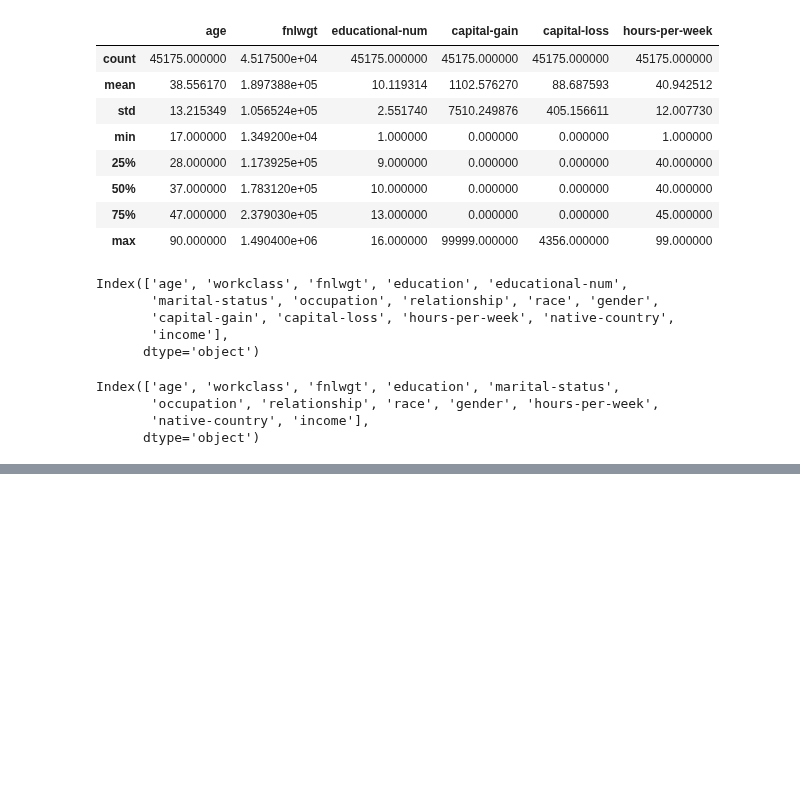
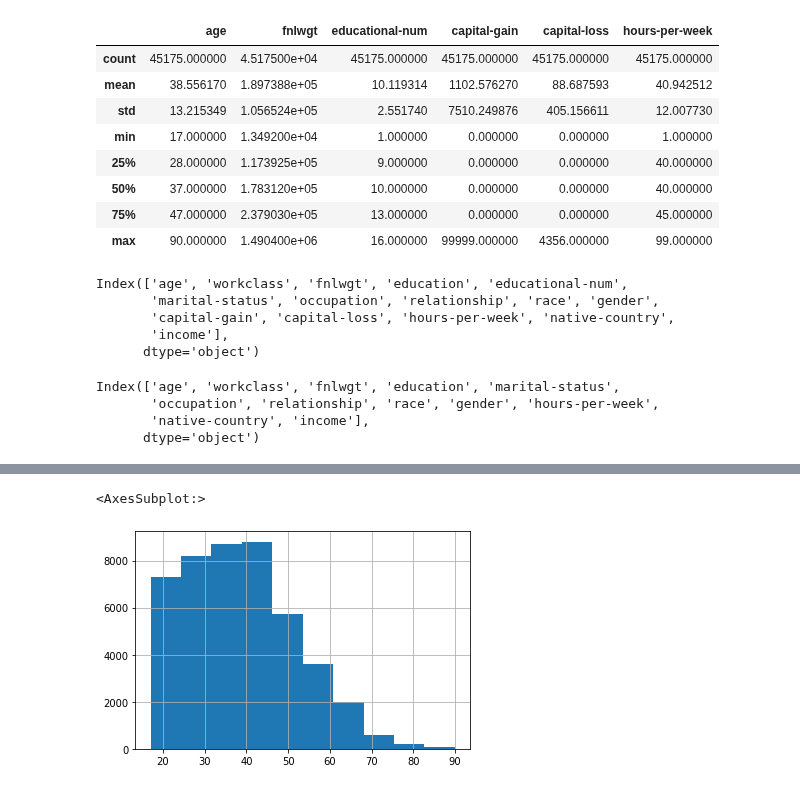
Before and after one commit to Dharmil4602/data-science-projects, a Jupyter notebook: Adult Income/adult_income.ipynb, the cells around one changed output, grey strips where cells are left out. Cells and saved outputs as stored; diff of their text form; code cells hidden in the pictures; blank space fills up the shorter version.

Commit message:
Created a histogram of age

```diff
--- a/Adult Income/adult_income.ipynb
+++ b/Adult Income/adult_income.ipynb
@@ -232,0 +246,5 @@ Index(['age', 'workclass', 'fnlwgt', 'education', 'marital-status',
+# %%
+data['age'].hist()
+# %% [output]
+<AxesSubplot:>
+[figure, added]
```
Also changed, not shown: parts of 1 cell of this notebook.
